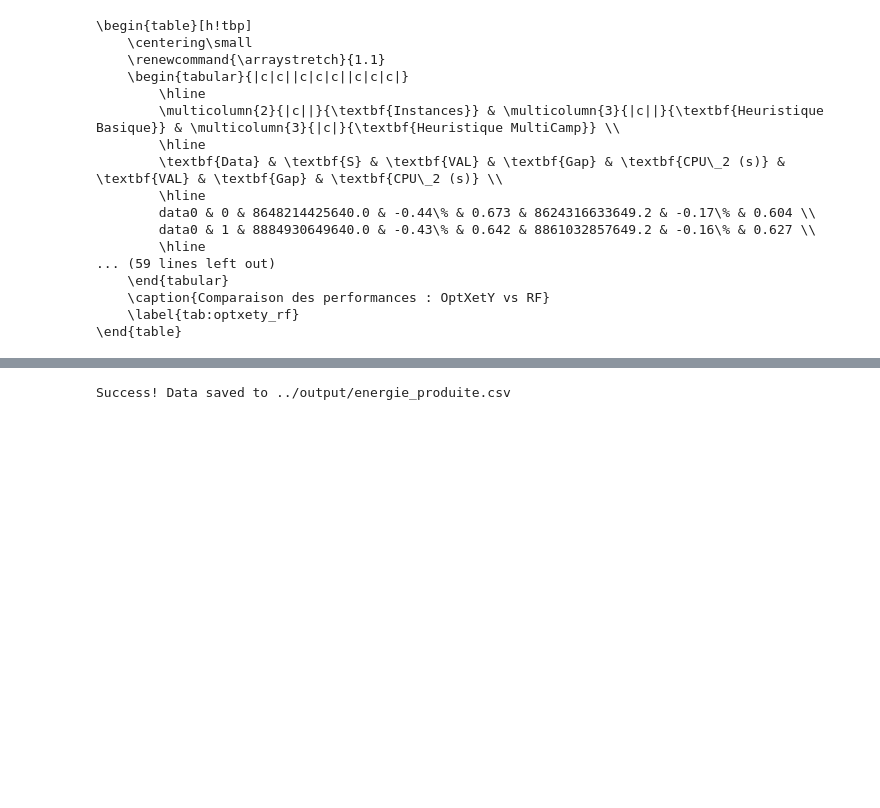
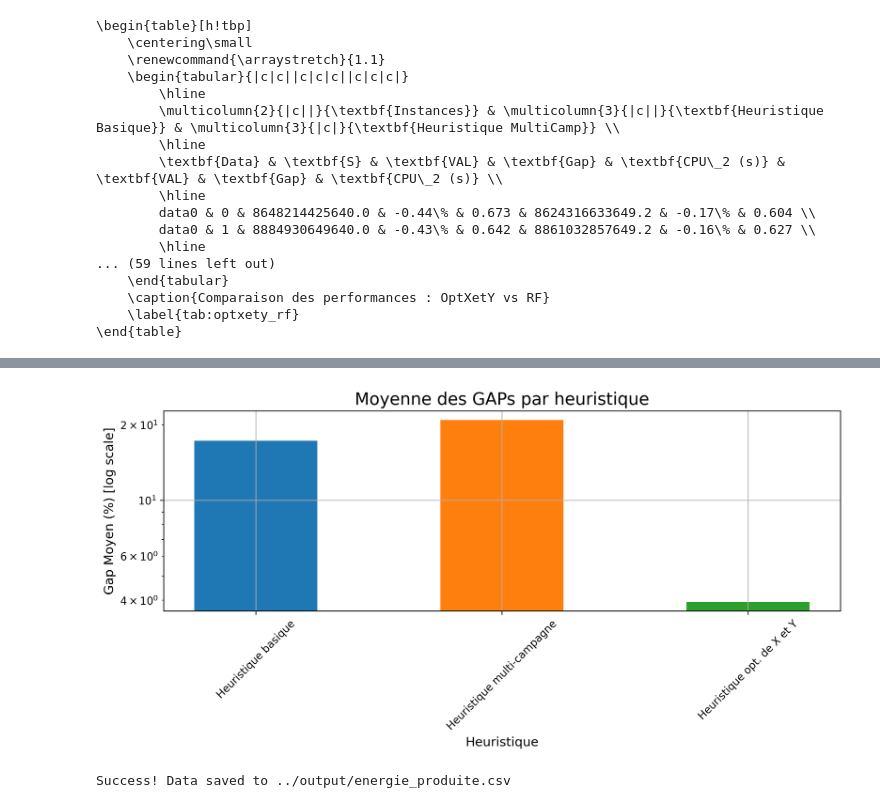
Before and after one commit to lafilledepondy/energyProductionOptimization, a Jupyter notebook: src/helperConvertFIle.ipynb, the cells around one changed output, grey strips where cells are left out. Drawn from its saved outputs; the diff is of its cells as text; code cells hidden in the pictures; blank space fills up the shorter version.

Commit message:
plots

```diff
--- a/src/helperConvertFIle.ipynb
+++ b/src/helperConvertFIle.ipynb
@@ -129,3 +195,38 @@ with open("../output/tableaux_heur_resultats.tex", "w", encoding="utf-8") as f:
+# %%
+import matplotlib.pyplot as plt
+
+# Data from the table
+heuristics = ['Heuristique basique', 'Heuristique multi-campagne', 'Heuristique opt. de X et Y']
+gap_means = [17.28, 20.93, 3.94]
+colors = ['tab:blue', 'tab:orange', 'tab:green']
+
+# Create the figure
+plt.figure(figsize=(10, 5), dpi=300)
+
+# Create bars
+bars = plt.bar(heuristics, gap_means, color=colors, width=0.5)
+
+# Set logarithmic scale for the y-axis
+plt.yscale('log')
+
+# Add titles and labels matching image_8edac0.png
+plt.title('Moyenne des GAPs par heuristique', fontsize=16)
+plt.xlabel('Heuristique', fontsize=12)
+plt.ylabel('Gap Moyen (%) [log scale]', fontsize=12)
+
+# Rotate x-axis labels for readability
+plt.xticks(rotation=45)
+
+# Add grid lines
+plt.grid(True)
+
+# Adjust layout to prevent clipping
+plt.tight_layout()
+
+# Show the plot
+plt.show()
+# %% [output]
+[figure, added]
 # %%
 import pandas as pd
 import io
```
Also changed, not shown: parts of 1 cell of this notebook, 24 other files.
